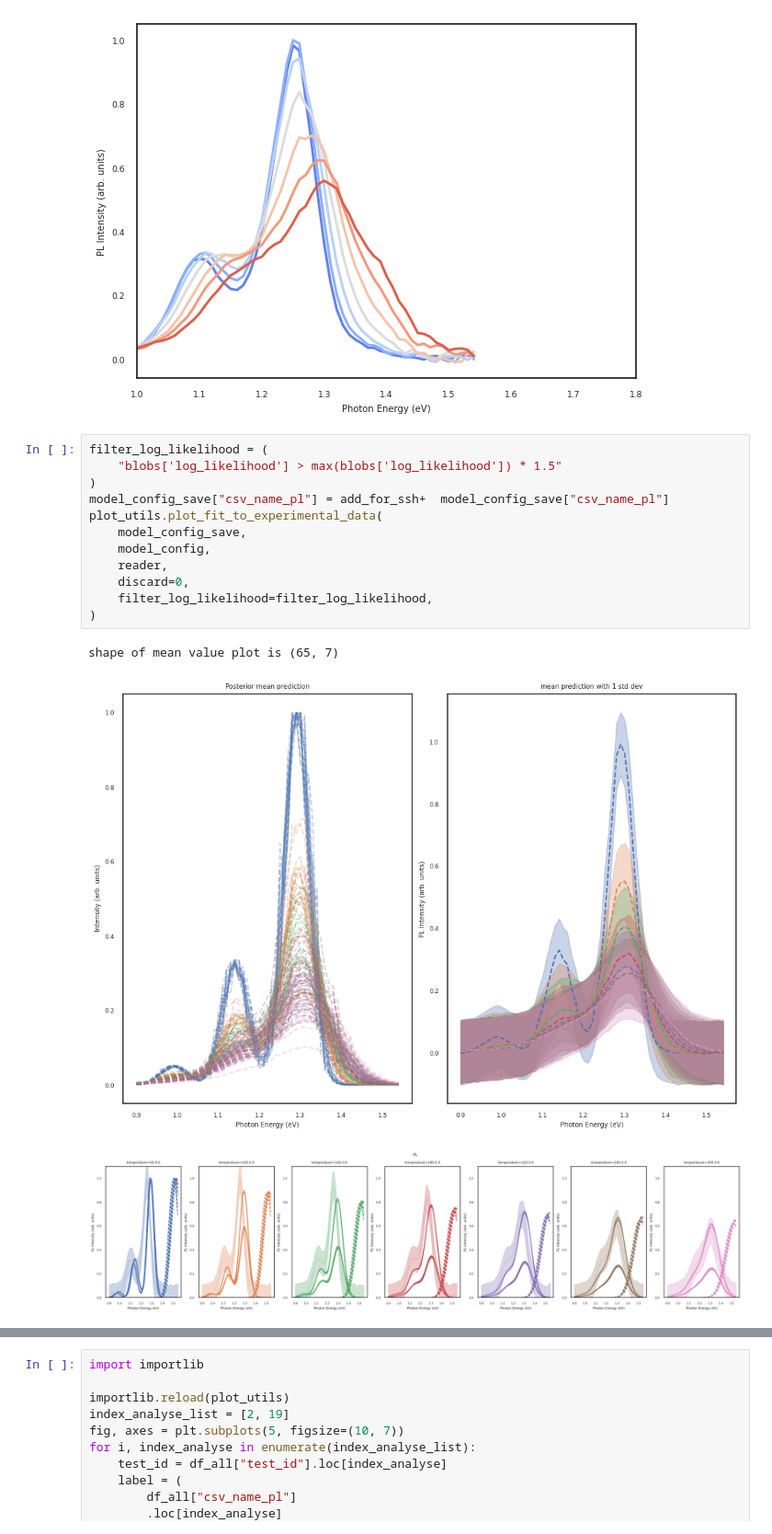
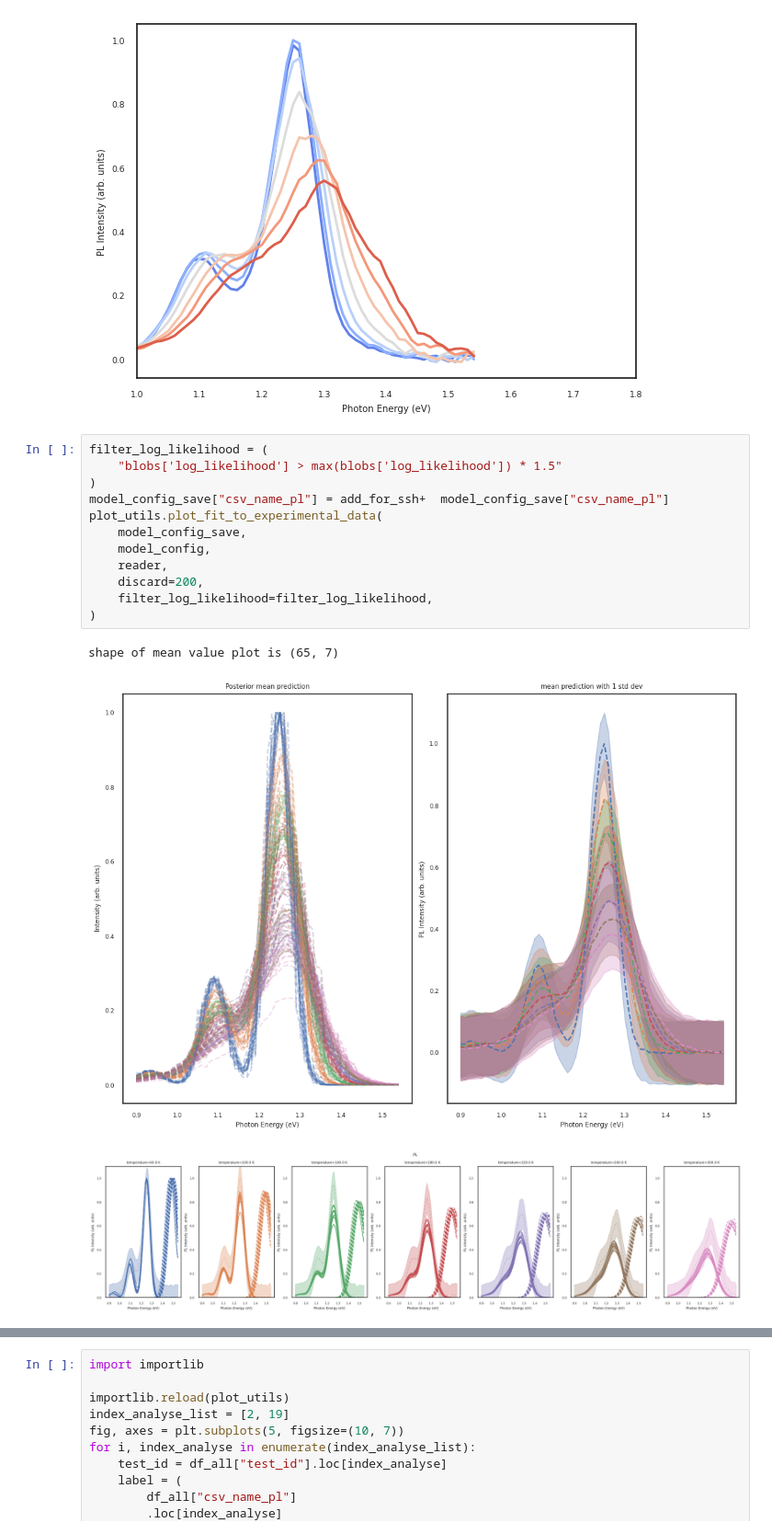
Before and after one commit to mohammedazzouzi15/pl_temp_fit, a Jupyter notebook: notebook/2_analyse_sampling_output_PL.ipynb, the cells around one changed output, grey strips where cells are left out. Shown at 92% size. Saved outputs shown, nothing was run; the diff lists cells and outputs as text.

```diff
--- a/notebook/2_analyse_sampling_output_PL.ipynb
+++ b/notebook/2_analyse_sampling_output_PL.ipynb
@@ -166,19 +167,19 @@ ax.set_xlim(1, 1.8)
 # %%
 filter_log_likelihood = (
     "blobs['log_likelihood'] > max(blobs['log_likelihood']) * 1.5"
 )
 model_config_save["csv_name_pl"] = add_for_ssh+  model_config_save["csv_name_pl"]
 plot_utils.plot_fit_to_experimental_data(
     model_config_save,
     model_config,
     reader,
-    discard=0,
+    discard=200,
     filter_log_likelihood=filter_log_likelihood,
 )
 # %% [output]
 shape of mean value plot is (65, 7)
-[figure, old version]
+[figure, new version]
-[figure, old version]
+[figure, new version]
 # %%
 importlib.reload(plot_utils)
 plot_utils.plot_distribution(
```
Also changed, not shown: parts of 8 cells of this notebook, 5 other files.
